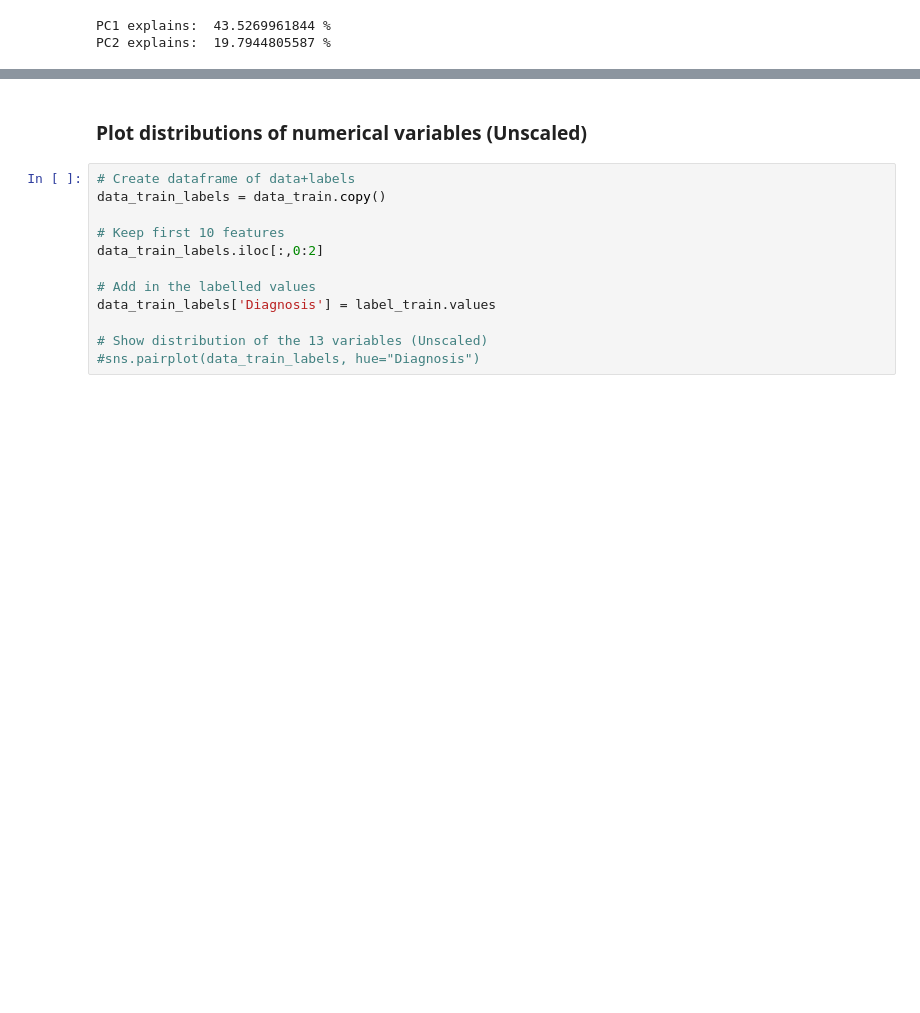
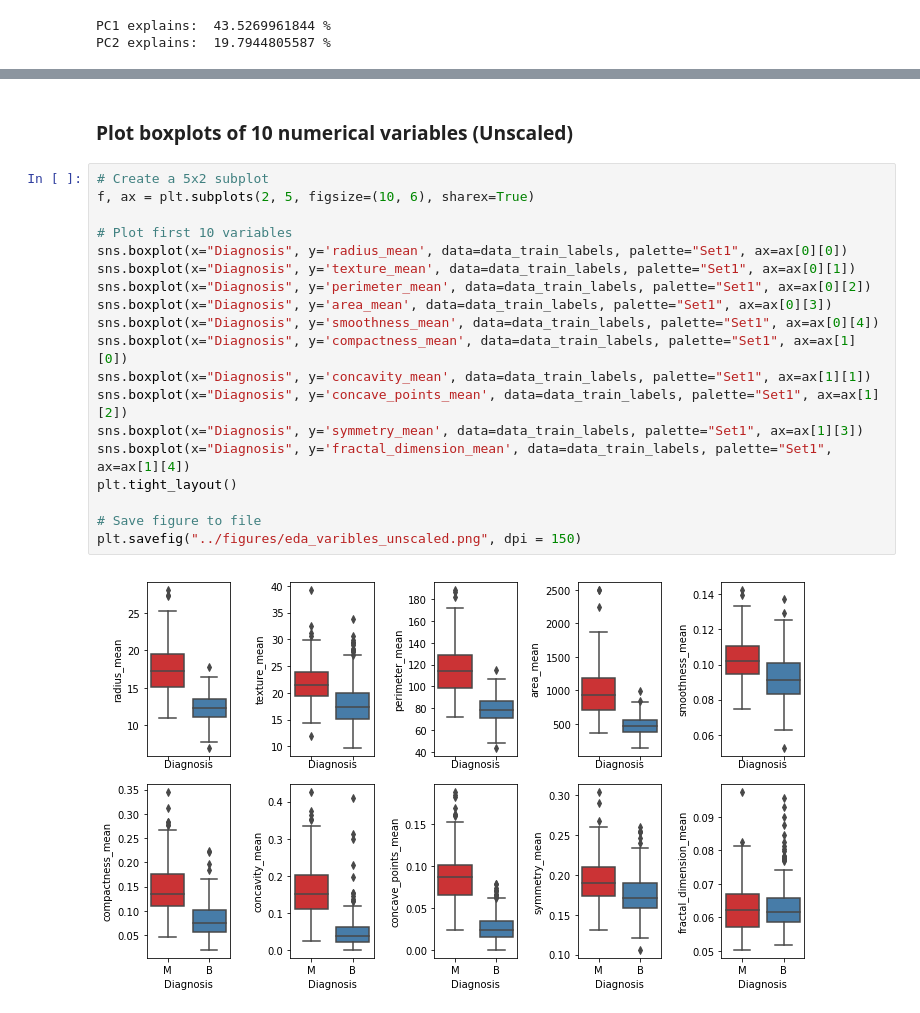
Before and after one commit to Machine-Learning-Group30/Project-Breast-Cancer, a Jupyter notebook: notebook/Explore-data.ipynb, the cells around one changed output, grey strips where cells are left out. Saved outputs shown, nothing was run; the diff lists cells and outputs as text; blank space fills up the shorter version.

Commit message:
Added code to plot boxplot distributions
- Created new files for testing/training set (unscaled)
- Reorganize project directory

```diff
--- a/notebook/Explore-data.ipynb
+++ b/notebook/Explore-data.ipynb
@@ -209,16 +219,25 @@ plt.savefig('../images/eda_pca.png', dpi=150)
 # %% [output]
 [figure]
 # %% [markdown]
-### Plot distributions of numerical variables (Unscaled)
+### Plot boxplots of 10 numerical variables (Unscaled)
-# %%
-# Create dataframe of data+labels
-data_train_labels = data_train.copy()
-
-# Keep first 10 features
-data_train_labels.iloc[:,0:2]
-
-# Add in the labelled values
-data_train_labels['Diagnosis'] = label_train.values
-
-# Show distribution of the 13 variables (Unscaled)
-#sns.pairplot(data_train_labels, hue="Diagnosis")
+# %%
+# Create a 5x2 subplot
+f, ax = plt.subplots(2, 5, figsize=(10, 6), sharex=True)
+
+# Plot first 10 variables
+sns.boxplot(x="Diagnosis", y='radius_mean', data=data_train_labels, palette="Set1", ax=ax[0][0])
+sns.boxplot(x="Diagnosis", y='texture_mean', data=data_train_labels, palette="Set1", ax=ax[0][1])
+sns.boxplot(x="Diagnosis", y='perimeter_mean', data=data_train_labels, palette="Set1", ax=ax[0][2])
+sns.boxplot(x="Diagnosis", y='area_mean', data=data_train_labels, palette="Set1", ax=ax[0][3])
+sns.boxplot(x="Diagnosis", y='smoothness_mean', data=data_train_labels, palette="Set1", ax=ax[0][4])
+sns.boxplot(x="Diagnosis", y='compactness_mean', data=data_train_labels, palette="Set1", ax=ax[1][0])
+sns.boxplot(x="Diagnosis", y='concavity_mean', data=data_train_labels, palette="Set1", ax=ax[1][1])
+sns.boxplot(x="Diagnosis", y='concave_points_mean', data=data_train_labels, palette="Set1", ax=ax[1][2])
+sns.boxplot(x="Diagnosis", y='symmetry_mean', data=data_train_labels, palette="Set1", ax=ax[1][3])
+sns.boxplot(x="Diagnosis", y='fractal_dimension_mean', data=data_train_labels, palette="Set1", ax=ax[1][4])
+plt.tight_layout()
+
+# Save figure to file
+plt.savefig("../figures/eda_varibles_unscaled.png", dpi = 150)
+# %% [output]
+[figure, added]
```
Also changed, not shown: parts of 4 cells of this notebook, 5 other files.
